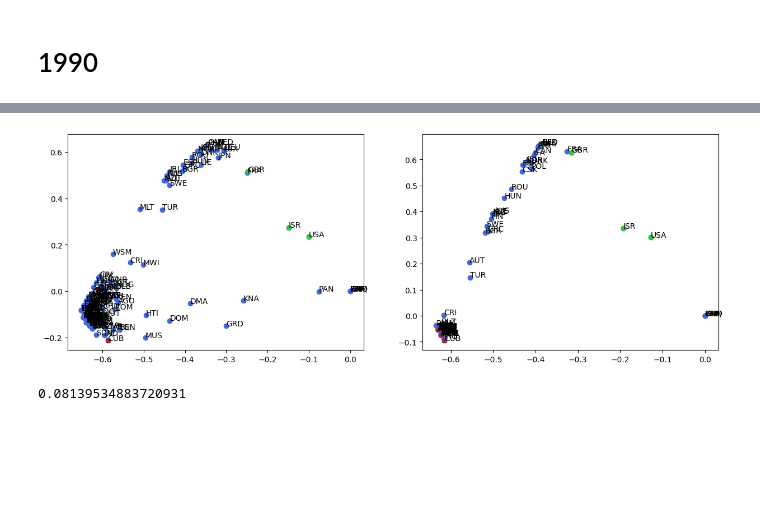
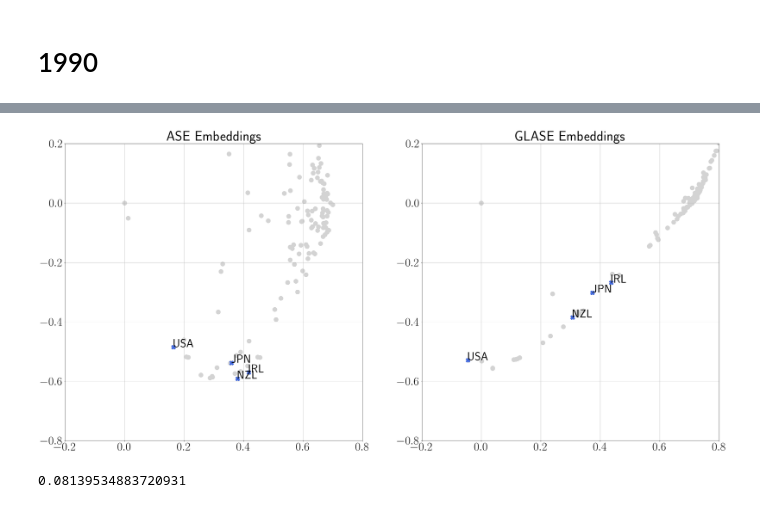
Before and after one commit to sofiperez91/LASE, a Jupyter notebook: notebooks/bipartite_link_prediction_onu_v2.ipynb, the cells around one changed output, grey strips where cells are left out. Drawn from its saved outputs; the diff is of its cells as text; code cells hidden in the pictures; blank space fills up the shorter version.

```diff
--- a/notebooks/bipartite_link_prediction_onu_v2.ipynb
+++ b/notebooks/bipartite_link_prediction_onu_v2.ipynb
@@ -785,3 +785,6 @@ adj_matrix = nx.adjacency_matrix(G_).todense().astype(int)
 
 _features = np.array(__features)
 features = torch.tensor(_features)
+# %%
+df=votes_df[votes_df.year==year]
+df[df.unknown].head()
@@ -788,3 +799,8 @@ features = torch.tensor(_features)
+# %%
+paises=df.groupby('Country')['unknown'].sum().reset_index().sort_values(by="unknown", ascending=False)[5:].head(20)['Country'].to_list()
+paises.append('USA')
+
+paises.append('CUB')
 # %%
 ## Build mask
 
@@ -800,6 +816,6 @@ for u,v in unknown_edges:
     if mask_unknown[u,v] != 0:
         print('Error')
 
-for u, data in G_.nodes(data=True):
-    if data['type'] == 'resolution':
-        print(u, data)
+# for u, data in G_.nodes(data=True):
+    # if data['type'] == 'resolution':
+        # print(u, data)
@@ -852,7 +850,7 @@ missing_countries = []
 for node, data in G_.nodes(data=True):
     if data['type'] == 'country':
         country_labels.append(data['country code'])
-        if data['country code'] in ['USA', 'RUS', 'ISR', 'VNM', 'GBR' ,'CUB', 'NLD']:
+        if data['country code'] in paises:#in ['USA', 'RUS', 'ISR', 'VNM', 'GBR' ,'CUB', 'NLD', 'FRA']:
             print(node,data)
 # %% [output]
 0 {'country code': 'USA', 'continent': 'North America', 'country_features': array([0., 0., 0., 1., 0., 0., 0., 0., 0., 0., 0., 0.]), 'color': 'yellow', 'type': 'country'}
@@ -865,41 +873,64 @@ for node, data in G_.nodes(data=True):
 # %%
 from models.SVD_truncate import align_Xs
 x_grdpg_orig_ = align_Xs(x_grdpg_orig, x_ase_orig)
 
-fig, axes = plt.subplots(1, 2, figsize =(15,5))
-axes[0].scatter(x_ase_orig[country_indexes,1],x_ase_orig[country_indexes,3], c='royalblue',marker='o',label='Countries')
-axes[0].scatter(x_ase_orig[0,1],x_ase_orig[0,3], c='limegreen',marker='X')
-axes[0].scatter(x_ase_orig[36,1],x_ase_orig[36,3], c='limegreen',marker='X')
-axes[0].scatter(x_ase_orig[38,1],x_ase_orig[38,3], c='limegreen',marker='X')
-axes[0].scatter(x_ase_orig[124,1],x_ase_orig[124,3], c='limegreen',marker='X')
-axes[0].scatter(x_ase_orig[58,1],x_ase_orig[58,3], c='firebrick',marker='X')
-axes[0].scatter(x_ase_orig[4,1],x_ase_orig[4,3], c='firebrick',marker='X')
-axes[0].scatter(x_ase_orig[147,1],x_ase_orig[147,3], c='firebrick',marker='X')
+
+plt.rcParams['lines.linewidth'] = 3
+plt.rcParams['text.usetex'] = True
+plt.rcParams['font.size'] = 40
+plt.rcParams['lines.markersize'] = 15
+plt.rcParams['axes.grid'] = True
+
+
+
+fig, axes = plt.subplots(1, 2, figsize =(40,20))
+axes[0].scatter(x_ase_orig[country_indexes,1],x_ase_orig[country_indexes,3], c='lightgray',marker='o',label='Countries')
+axes[0].scatter(x_ase_orig[0,1],x_ase_orig[0,3], c='royalblue',marker='X')
+axes[0].scatter(x_ase_orig[151,1],x_ase_orig[151,3], c='royalblue',marker='X')
+axes[0].scatter(x_ase_orig[132,1],x_ase_orig[132,3], c='royalblue',marker='X')
+axes[0].scatter(x_ase_orig[34,1],x_ase_orig[34,3], c='royalblue',marker='X')
+# axes[0].scatter(x_ase_orig[58,1],x_ase_orig[58,3], c='firebrick',marker='X')
+# axes[0].scatter(x_ase_orig[4,1],x_ase_orig[4,3], c='firebrick',marker='X')
+# axes[0].scatter(x_ase_orig[147,1],x_ase_orig[147,3], c='firebrick',marker='X')
+axes[0].set_xlim(-0.2, 0.8)
+axes[0].set_ylim(-0.8, 0.2)
+axes[0].set_aspect('equal')
+axes[0].set_title('ASE Embeddings')
 # Add labels to nodes
 for i, label in enumerate(country_labels):
-    axes[0].annotate(label, (x_ase_orig[country_indexes,1][i], x_ase_orig[country_indexes,3][i]))
+    if label in ['USA', 'IRL', 'JPN', 'NZL']:
+    # if label  in paises:#['USA', 'RUS', 'ISR', 'VNM', 'GBR' ,'CUB', 'NLD','FRA', 'MWI', 'GTM']:
+        axes[0].annotate(label, (x_ase_orig[country_indexes,1][i], x_ase_orig[country_indexes,3][i]))
 
 # plt.ylim(0.325, 0.52)
 # plt.xlim(0.4, 0.6)
 
-axes[1].scatter(x_grdpg_orig_[country_indexes,1],x_grdpg_orig_[country_indexes,3], c='royalblue',marker='o',label='Countries')
-axes[1].scatter(x_grdpg_orig_[0,1],x_grdpg_orig_[0,3], c='limegreen',marker='X')
-axes[1].scatter(x_grdpg_orig_[36,1],x_grdpg_orig_[36,3], c='limegreen',marker='X')
-axes[1].scatter(x_grdpg_orig_[38,1],x_grdpg_orig_[38,3], c='limegreen',marker='X')
-axes[1].scatter(x_grdpg_orig_[124,1],x_grdpg_orig_[124,3], c='limegreen',marker='X')
-axes[1].scatter(x_grdpg_orig_[58,1],x_grdpg_orig_[58,3], c='firebrick',marker='X')
-axes[1].scatter(x_grdpg_orig_[4,1],x_grdpg_orig_[4,3], c='firebrick',marker='X')
-axes[1].scatter(x_grdpg_orig_[147,1],x_grdpg_orig_[147,3], c='firebrick',marker='X')
+axes[1].scatter(x_grdpg_orig_[country_indexes,1],x_grdpg_orig_[country_indexes,3], c='lightgray',marker='o',label='Countries')
+axes[1].scatter(x_grdpg_orig_[0,1],x_grdpg_orig_[0,3], c='royalblue',marker='X')
+axes[1].scatter(x_grdpg_orig_[151,1],x_grdpg_orig_[151,3], c='royalblue',marker='X')
+axes[1].scatter(x_grdpg_orig_[132,1],x_grdpg_orig_[132,3], c='royalblue',marker='X')
+axes[1].scatter(x_grdpg_orig_[34,1],x_grdpg_orig_[34,3], c='royalblue',marker='X')
+# axes[1].scatter(x_grdpg_orig_[58,1],x_grdpg_orig_[58,3], c='firebrick',marker='X')
+# axes[1].scatter(x_grdpg_orig_[4,1],x_grdpg_orig_[4,3], c='firebrick',marker='X')
+# axes[1].scatter(x_grdpg_orig_[147,1],x_grdpg_orig_[147,3], c='firebrick',marker='X')
+axes[1].set_xlim(-0.2, 0.8)
+axes[1].set_ylim(-0.8, 0.2)
+axes[1].set_aspect('equal')
+axes[1].set_title('GLASE Embeddings')
 
-# Add labels to nodes
+
+#', Add labels to nodes
 for i, label in enumerate(country_labels):
-    axes[1].annotate(label, (x_grdpg_orig_[country_indexes,1][i], x_grdpg_orig_[country_indexes,3][i]))
+    if label in ['USA', 'IRL', 'JPN', 'NZL']:
+    # if label  in paises:#['USA', 'RUS', 'ISR', 'VNM', 'GBR' ,'CUB', 'NLD','FRA', 'MWI', 'GTM']:
+        axes[1].annotate(label, (x_grdpg_orig_[country_indexes,1][i], x_grdpg_orig_[country_indexes,3][i]))
+    # axes[1].annotate(label, (x_grdpg_orig_[country_indexes,1][i], x_grdpg_orig_[country_indexes,3][i]))
 
 # plt.ylim(0.325, 0.52)
 # plt.xlim(0.4, 0.6)
 plt.show()
 # %% [output]
-[figure, old version]
+[figure, new version]
 # %%
 votes_df[(votes_df['year'] == 1990) & (votes_df['Country'] == 'CUB') & ((votes_df.vote==2) | (votes_df.vote==8))].shape[0] / votes_df[(votes_df['year'] == 1990) & (votes_df['Country'] == 'NLD')].shape[0]
 # %% [output]
```
Also changed, not shown: parts of 14 cells of this notebook, 21 other files.
